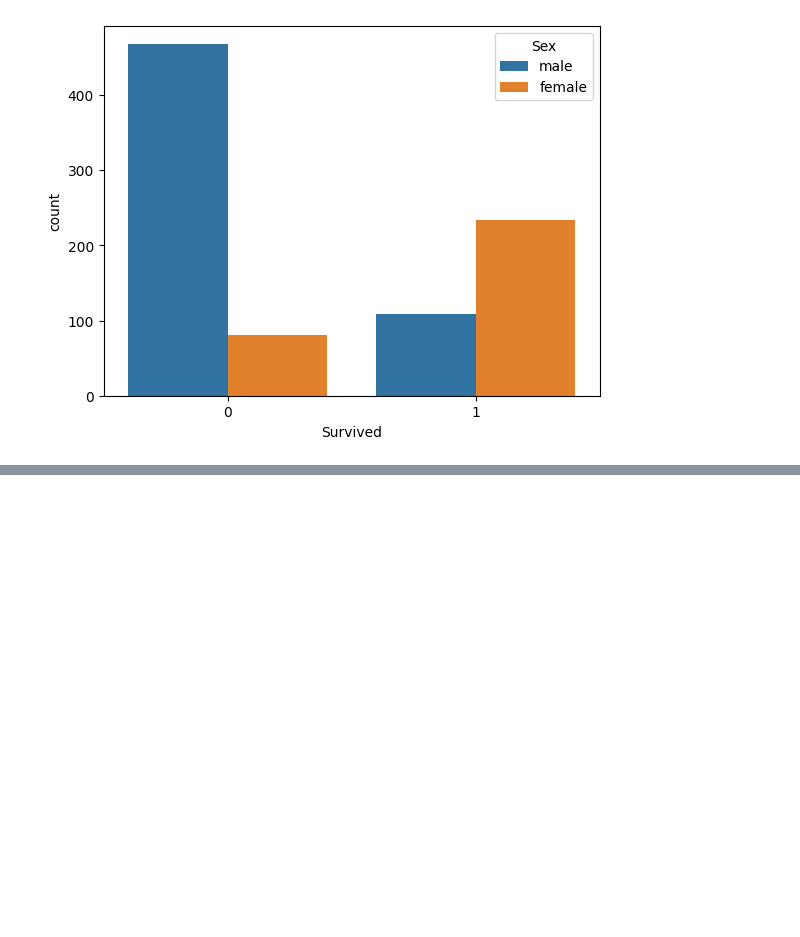
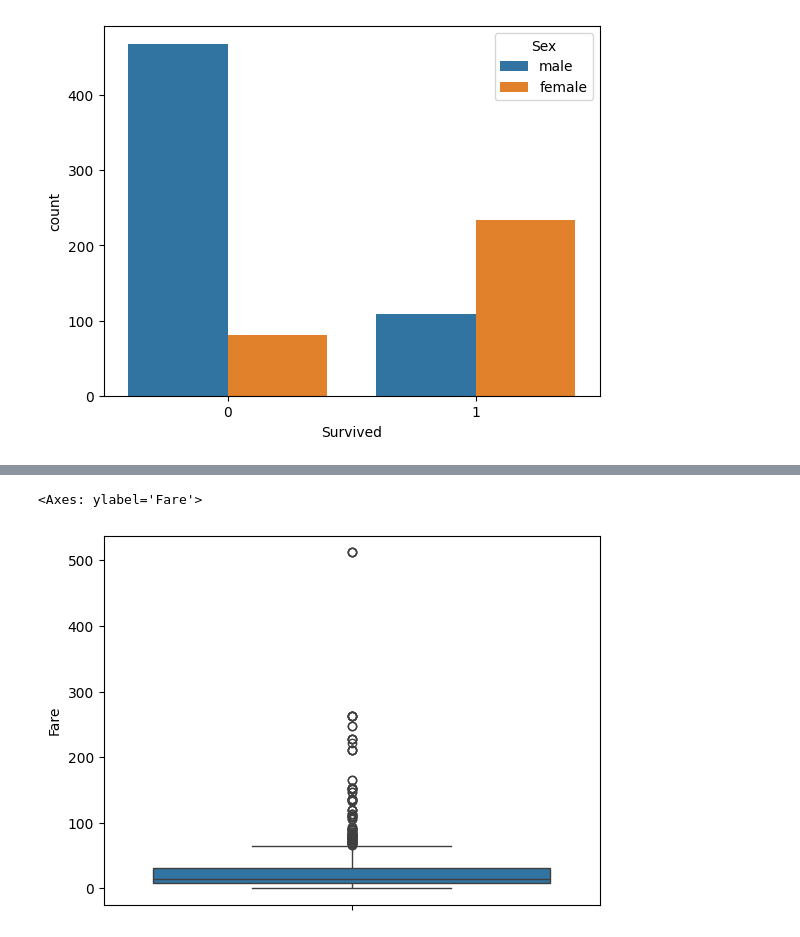
Before and after one commit to SanVic009/ML_Practice, a Jupyter notebook: eda_titanic.ipynb, the cells around one changed output, grey strips where cells are left out. Cells and saved outputs as stored; diff of their text form; code cells hidden in the pictures; blank space fills up the shorter version.

```diff
--- a/eda_titanic.ipynb
+++ b/eda_titanic.ipynb
@@ -98,0 +112,5 @@ sns.countplot(x= 'Survived', hue= 'Sex', data=df)
+# %%
+sns.boxplot(df['Fare'])
+# %% [output]
+<Axes: ylabel='Fare'>
+[figure, added]
```
Also changed, not shown: parts of 8 cells of this notebook, 4 other files.
